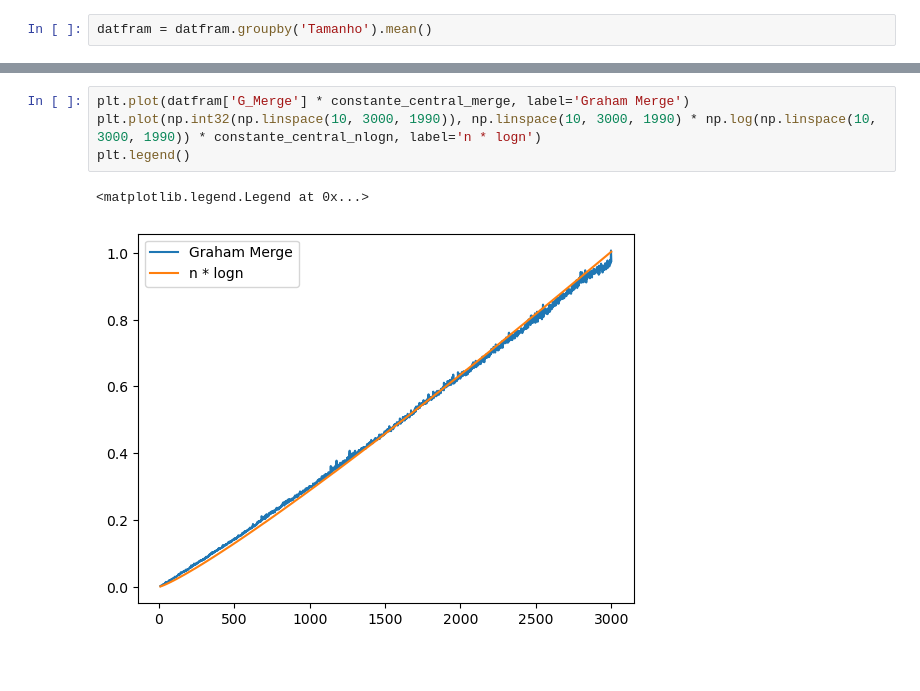
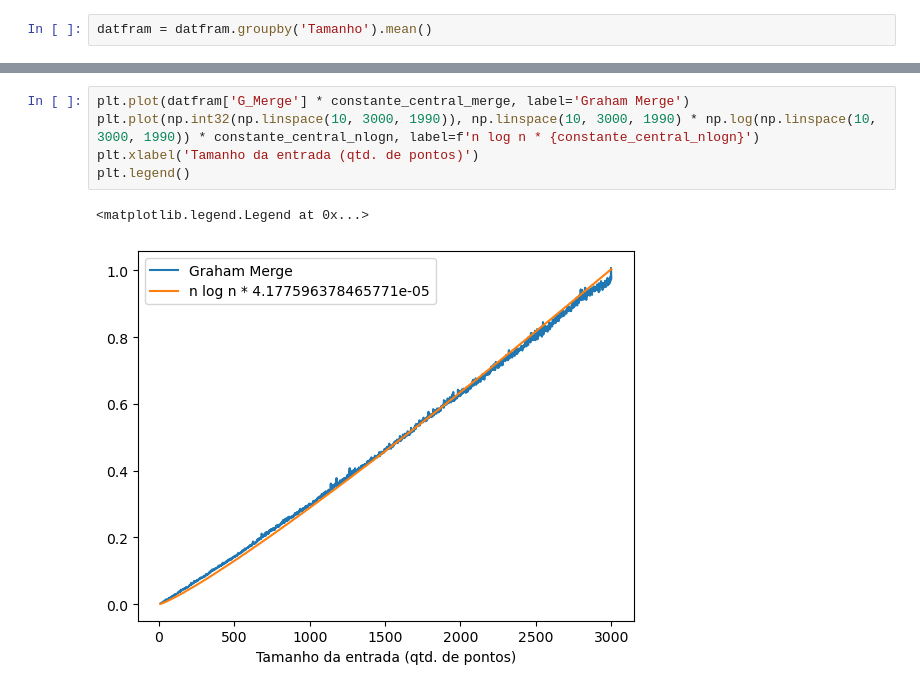
Before and after one commit to LuizFGRocha/TP2, a Jupyter notebook: Relatório.ipynb, the cells around one changed output, grey strips where cells are left out. Drawn from its saved outputs; the diff is of its cells as text; blank space fills up the shorter version.

```diff
--- a/Relatório.ipynb
+++ b/Relatório.ipynb
@@ -63,9 +66,10 @@ plt.legend()
 # %%
 plt.plot(datfram['G_Merge'] * constante_central_merge, label='Graham Merge')
-plt.plot(np.int32(np.linspace(10, 3000, 1990)), np.linspace(10, 3000, 1990) * np.log(np.linspace(10, 3000, 1990)) * constante_central_nlogn, label='n * logn')
+plt.plot(np.int32(np.linspace(10, 3000, 1990)), np.linspace(10, 3000, 1990) * np.log(np.linspace(10, 3000, 1990)) * constante_central_nlogn, label=f'n log n * {constante_central_nlogn}')
+plt.xlabel('Tamanho da entrada (qtd. de pontos)')
 plt.legend()
 # %% [output]
 <matplotlib.legend.Legend at 0x...>
-[figure, old version]
+[figure, new version]
 # %%
 plt.plot(datfram['G_Insertion'] * constante_central_insertion, label='Graham Insertion')
```
Also changed, not shown: parts of 8 cells of this notebook.
